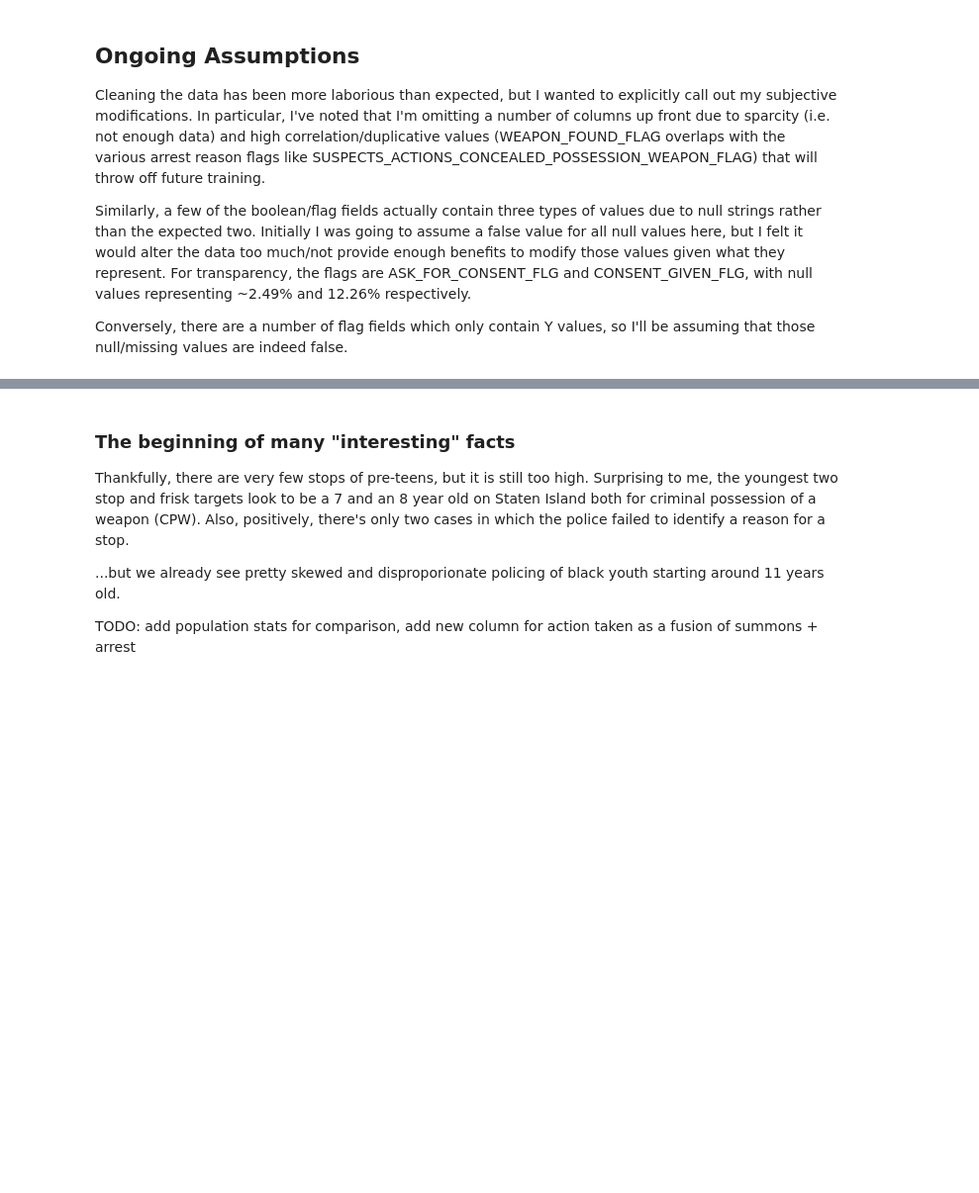
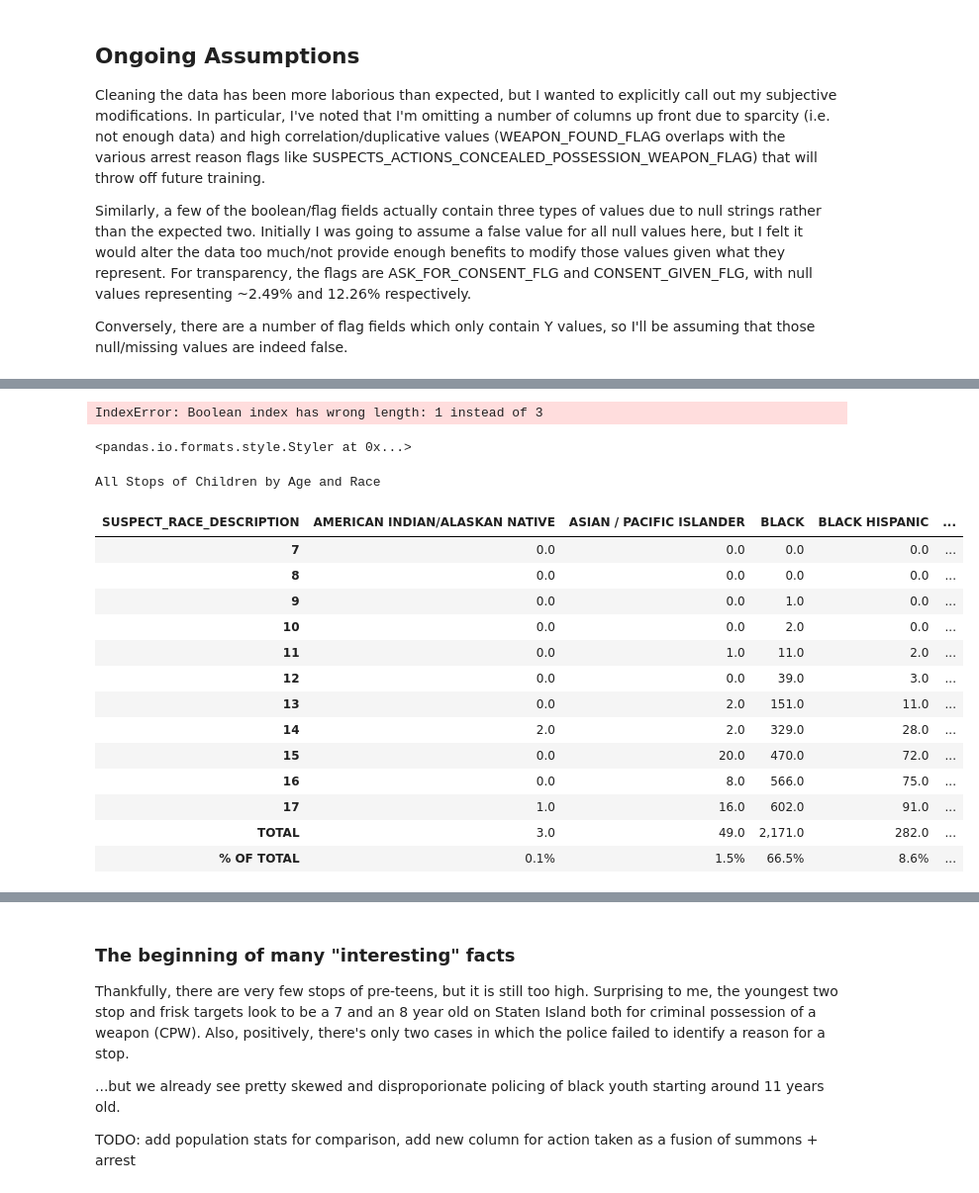
Before and after one commit to gbangban/ml-supervised-kim, a Jupyter notebook: notebook.ipynb, the cells around one changed output, grey strips where cells are left out. Shown at 99% size. Saved outputs shown, nothing was run; the diff lists cells and outputs as text; code cells hidden in the pictures; blank space fills up the shorter version.

```diff
--- a/notebook.ipynb
+++ b/notebook.ipynb
@@ -345,0 +492,50 @@ All Stops of Children under 13 by Age and Race
+# %%
+# print("Unique values in OFFICER_USED_FORCE:", under_13_df['OFFICER_USED_FORCE'].unique())
+# print("Unique values in SUSPECT_RACE_DESCRIPTION:", under_13_df['SUSPECT_RACE_DESCRIPTION'].unique())
+
+
+under_13_demo_table = (
+    under_13_df.groupby(['OFFICER_USED_FORCE', 'SUSPECT_RACE_DESCRIPTION'])
+    .size()
+    .unstack()
+    .fillna(0)
+    .astype(int)
+)
+show_demographic_table(under_13_demo_table, "Why Did Officers Stop Children under 13 by Age and Race")
+# %% [output]
+IndexError: Boolean index has wrong length: 1 instead of 3
+<pandas.io.formats.style.Styler at 0x...>
+# %%
+all_children_demo_table = (
+    all_children_df.groupby(['SUSPECT_REPORTED_AGE', 'SUSPECT_RACE_DESCRIPTION'])
+    .size()
+    .unstack()
+    .fillna(0)
+    .astype(int)
+)
+show_demographic_table(all_children_demo_table, "All Stops of Children by Age and Race")
+
+# all_children_demo_table = (
+#     all_children_df.groupby(['OUTCOME_OF_STOP', 'SUSPECT_RACE_DESCRIPTION'])
+#     .size()
+#     .unstack()
+#     .fillna(0)
+#     .astype(int)
+# )
+# show_demographic_table(all_children_demo_table, "All Stops of Children by Age and Race")
+# %% [output]
+All Stops of Children by Age and Race
+| SUSPECT_RACE_DESCRIPTION | AMERICAN INDIAN/ALASKAN NATIVE | ASIAN / PACIFIC ISLANDER | BLACK | BLACK HISPANIC | ... |
+| 7 | 0.0 | 0.0 | 0.0 | 0.0 | ... |
+| 8 | 0.0 | 0.0 | 0.0 | 0.0 | ... |
+| 9 | 0.0 | 0.0 | 1.0 | 0.0 | ... |
+| 10 | 0.0 | 0.0 | 2.0 | 0.0 | ... |
+| 11 | 0.0 | 1.0 | 11.0 | 2.0 | ... |
+| 12 | 0.0 | 0.0 | 39.0 | 3.0 | ... |
+| 13 | 0.0 | 2.0 | 151.0 | 11.0 | ... |
+| 14 | 2.0 | 2.0 | 329.0 | 28.0 | ... |
+| 15 | 0.0 | 20.0 | 470.0 | 72.0 | ... |
+| 16 | 0.0 | 8.0 | 566.0 | 75.0 | ... |
+| 17 | 1.0 | 16.0 | 602.0 | 91.0 | ... |
+| TOTAL | 3.0 | 49.0 | 2,171.0 | 282.0 | ... |
+| % OF TOTAL | 0.1% | 1.5% | 66.5% | 8.6% | ... |
```
Also changed, not shown: parts of 20 cells of this notebook.
